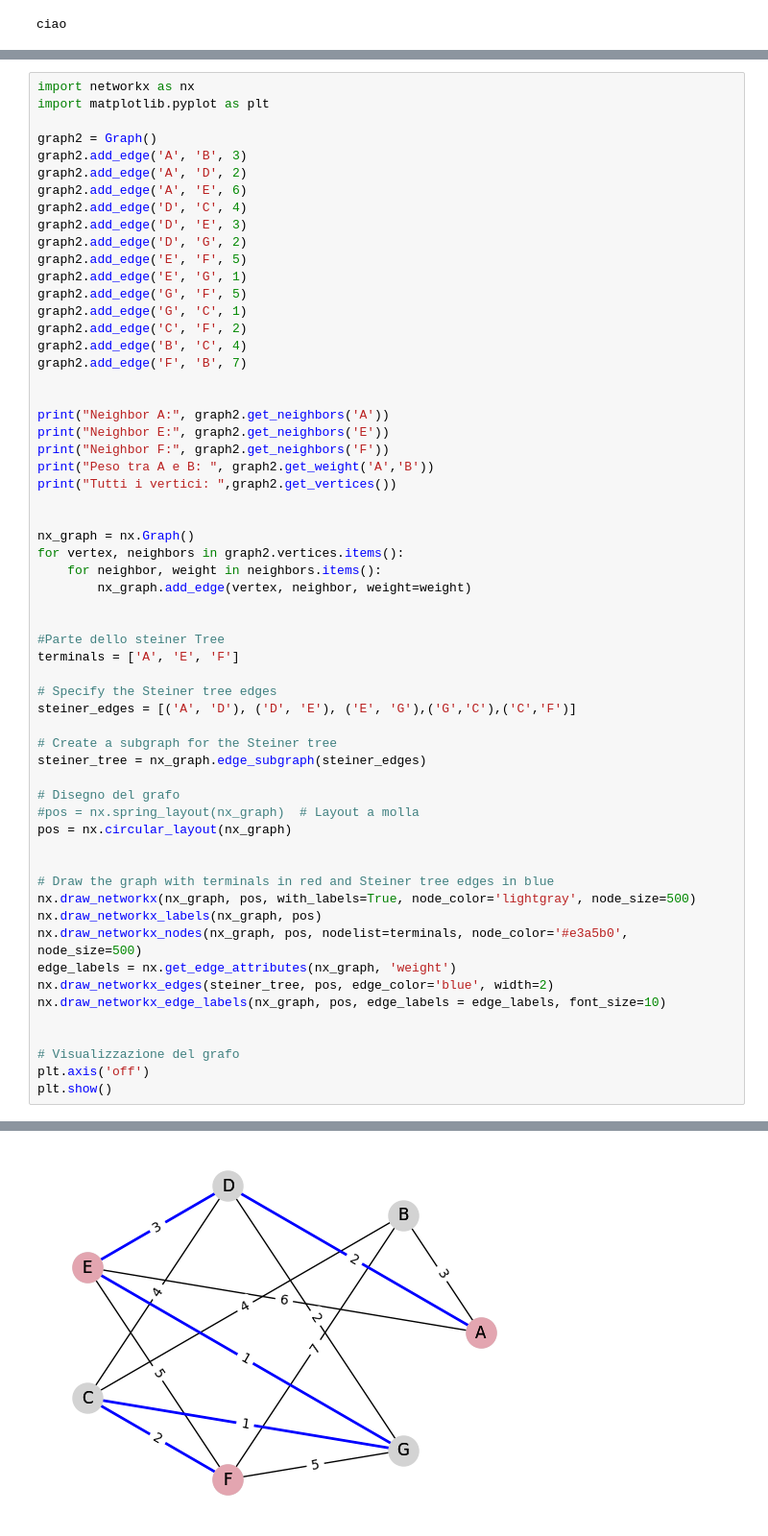
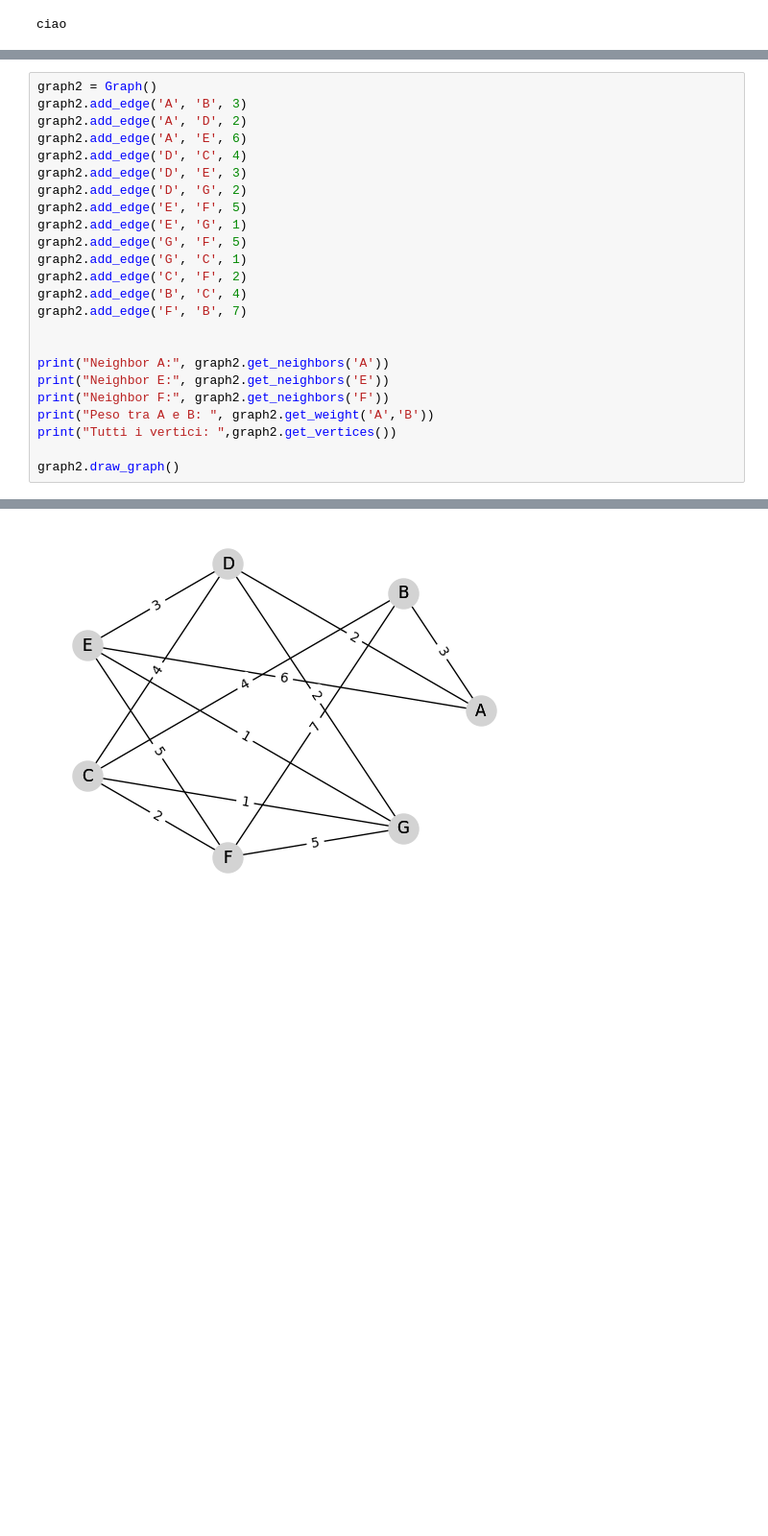
Before and after one commit to dream-19/Steiner-Tree-Operations-Research, a Jupyter notebook: example.ipynb, the cells around one changed output, grey strips where cells are left out. Shown at 96% size. Drawn from its saved outputs; the diff is of its cells as text; blank space fills up the shorter version.

Commit message:
funzione draw

```diff
--- a/example.ipynb
+++ b/example.ipynb
@@ -92,66 +130,31 @@ Neighbor B: {'A': 4, 'C': 1, 'D': 5}
 # %%
-import networkx as nx
-import matplotlib.pyplot as plt
-
 graph2 = Graph()
 graph2.add_edge('A', 'B', 3)
 graph2.add_edge('A', 'D', 2)
 graph2.add_edge('A', 'E', 6)
 graph2.add_edge('D', 'C', 4)
 graph2.add_edge('D', 'E', 3)
 graph2.add_edge('D', 'G', 2)
 graph2.add_edge('E', 'F', 5)
 graph2.add_edge('E', 'G', 1)
 graph2.add_edge('G', 'F', 5)
 graph2.add_edge('G', 'C', 1)
 graph2.add_edge('C', 'F', 2)
 graph2.add_edge('B', 'C', 4)
 graph2.add_edge('F', 'B', 7)
 
 
 print("Neighbor A:", graph2.get_neighbors('A'))
 print("Neighbor E:", graph2.get_neighbors('E'))
 print("Neighbor F:", graph2.get_neighbors('F'))
 print("Peso tra A e B: ", graph2.get_weight('A','B'))
 print("Tutti i vertici: ",graph2.get_vertices())
 
-
-nx_graph = nx.Graph()
-for vertex, neighbors in graph2.vertices.items():
-    for neighbor, weight in neighbors.items():
-        nx_graph.add_edge(vertex, neighbor, weight=weight)
-
-
-#Parte dello steiner Tree
-terminals = ['A', 'E', 'F']
-
-# Specify the Steiner tree edges
-steiner_edges = [('A', 'D'), ('D', 'E'), ('E', 'G'),('G','C'),('C','F')]
-
-# Create a subgraph for the Steiner tree
-steiner_tree = nx_graph.edge_subgraph(steiner_edges)
-
-# Disegno del grafo
-#pos = nx.spring_layout(nx_graph)  # Layout a molla
-pos = nx.circular_layout(nx_graph)
-
-
-# Draw the graph with terminals in red and Steiner tree edges in blue
-nx.draw_networkx(nx_graph, pos, with_labels=True, node_color='lightgray', node_size=500)
-nx.draw_networkx_labels(nx_graph, pos)
-nx.draw_networkx_nodes(nx_graph, pos, nodelist=terminals, node_color='#e3a5b0', node_size=500)
-edge_labels = nx.get_edge_attributes(nx_graph, 'weight')
-nx.draw_networkx_edges(steiner_tree, pos, edge_color='blue', width=2)
-nx.draw_networkx_edge_labels(nx_graph, pos, edge_labels = edge_labels, font_size=10)
-
-
-# Visualizzazione del grafo
-plt.axis('off')
-plt.show()
+graph2.draw_graph()
 # %% [output]
 Neighbor A: {'B': 3, 'D': 2, 'E': 6}
 Neighbor E: {'A': 6, 'D': 3, 'F': 5, 'G': 1}
 Neighbor F: {'E': 5, 'G': 5, 'C': 2, 'B': 7}
 Peso tra A e B:  3
 Tutti i vertici:  ['A', 'B', 'D', 'E', 'C', 'G', 'F']
-[figure, old version]
+[figure, new version]
```
Also changed, not shown: parts of 2 cells of this notebook.
